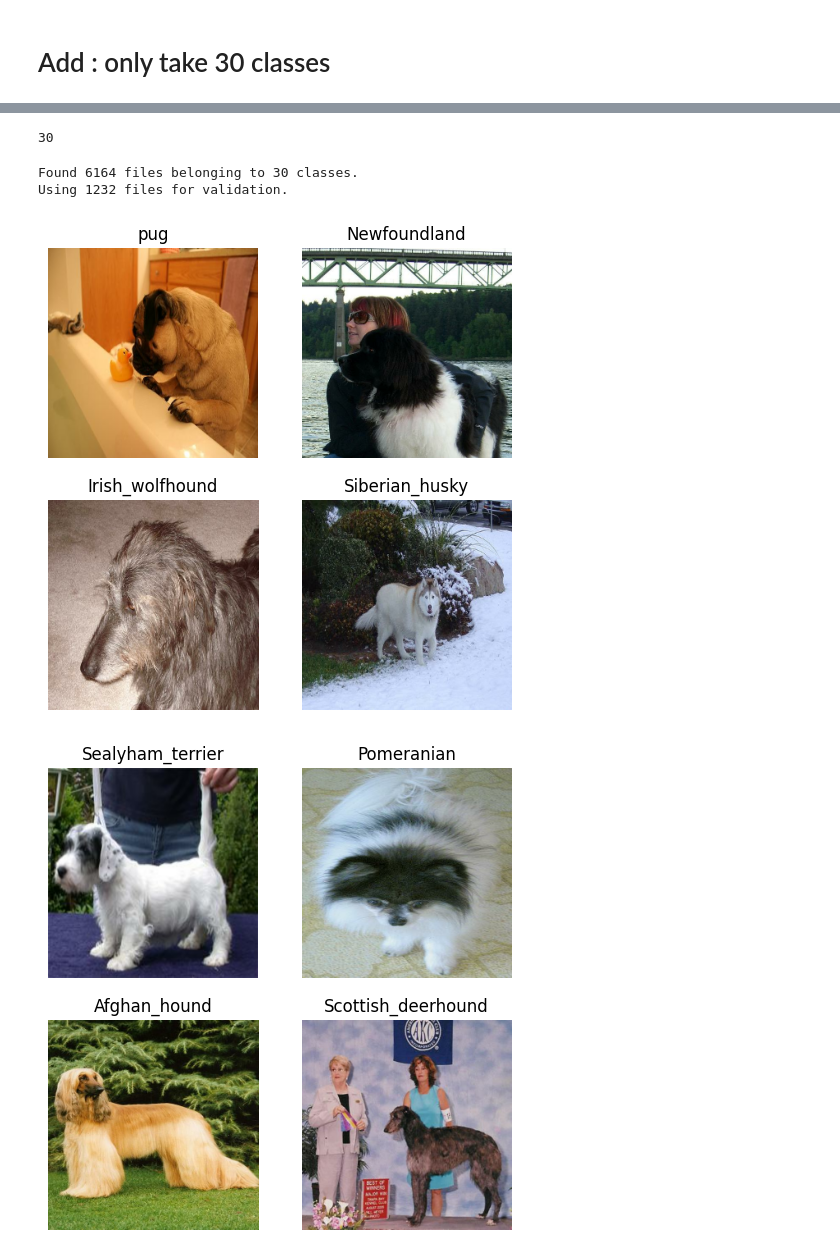
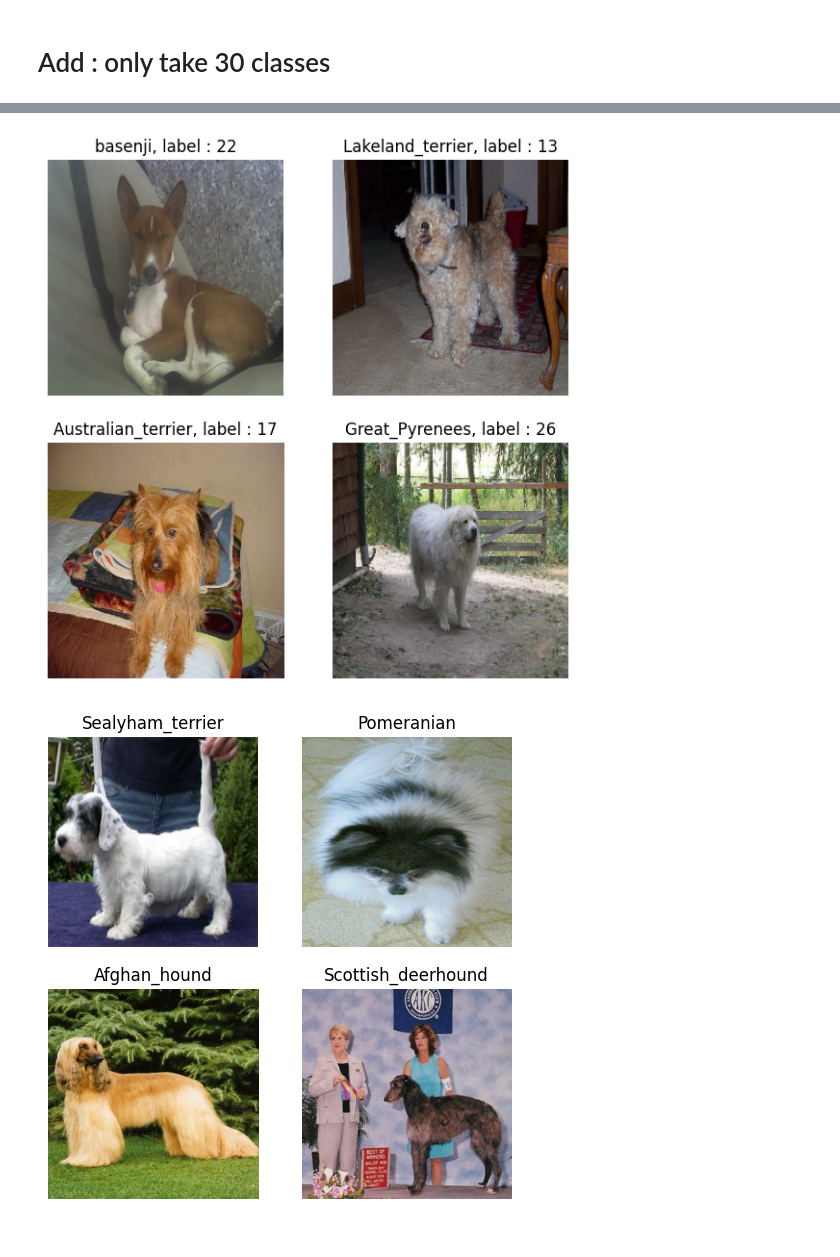
Before and after one commit to CYaiche/dog_breed_classification, a Jupyter notebook: model.ipynb, the cells around one changed output, grey strips where cells are left out. Cells and saved outputs as stored; diff of their text form; code cells hidden in the pictures.

```diff
--- a/model.ipynb
+++ b/model.ipynb
@@ -56,17 +68,30 @@ batch_size = 32
 # %%
 
 
-imgsub_dir = os.path.join(data_dir,"images_subset")
+imgsub_dir = os.path.join(data_dir,sub_directory)
 if not os.path.isdir(imgsub_dir) :
-    os.mkdir(os.path.join(data_dir,"images_subset"))
+    os.mkdir(os.path.join(data_dir,sub_directory))
 # %%
-# importing shutil module
-import shutil
 
 for folder in data["folder_name"].tolist() :
     location = os.path.join(img_dir,folder)
     destination = os.path.join(imgsub_dir,folder)
-    if not os.path.isdir(destination) :
-        dest = shutil.copytree(location,destination)
-        print(dest)
+    print(location, destination)
+
+    if TAKE_ALL :
+        dest = shutil.copytree(location, destination)
+    else :
+        if not os.path.isdir(destination) :
+            os.mkdir(destination)
+        files = os.listdir(location)
+        i = 0
+        while i < NB_IMG_PER_CLASS :
+            file_name = files[i]
+            file_location = os.path.join(location, file_name)
+            file_destination =  os.path.join(destination, file_name)
+            print(file_location)
+            print(file_destination)
+            dest = shutil.copyfile(file_location, file_destination)
+            print(dest)
+            i = i +  1
 # %% [output]
@@ -90,10 +115,12 @@ C:/dev/image_classification/data/images_subset\n02091134-whippet
 # %%
-train_ds = tf.keras.preprocessing.image_dataset_from_directory(
+train_ds, validation_ds = tf.keras.preprocessing.image_dataset_from_directory(
     imgsub_dir,
-    batch_size=batch_size,
     seed=59,
-    labels= "inferred",
-    subset="training",
+    # labels= "inferred",
+    subset="both",
+    # label_mode='categorical',
     validation_split=0.2,
-    image_size=(IMG_SIZE, IMG_SIZE))
+    image_size=(IMG_SIZE, IMG_SIZE),
+    batch_size=batch_size
+    )
 # %% [output]
@@ -122,32 +136,14 @@ class_names
-# %%
-num_classes = len(class_names)
-num_classes
-# %% [output]
-30
-# %%
-validation_ds = tf.keras.preprocessing.image_dataset_from_directory(
-    imgsub_dir,
-    batch_size=batch_size,
-    seed=59,
-    validation_split=0.2,
-    labels= "inferred",
-    subset="validation",
-    batch_size=batch_size,
-    image_size=(IMG_SIZE, IMG_SIZE))
-# %% [output]
-Found 6164 files belonging to 30 classes.
-Using 1232 files for validation.
 # %%
-plt.figure(figsize=(6, 6))
+plt.figure(figsize=(7, 7))
 class_names = train_ds.class_names
 for images, labels in train_ds.take(1):
     for i in range(4):
         ax = plt.subplot(2, 2, i + 1)
         plt.imshow(images[i].numpy().astype("uint8"))
-        plt.title(class_names[labels[i]].split('-')[1])
+        plt.title(f"{class_names[labels[i]].split('-')[1]}, label : {labels[i]}")
         plt.axis("off")
 # %% [output]
-[figure, old version]
+[figure, new version]
 # %%
 plt.figure(figsize=(6, 6))
 class_names = validation_ds.class_names
```
Also changed, not shown: parts of 35 cells of this notebook, 3 other files.
